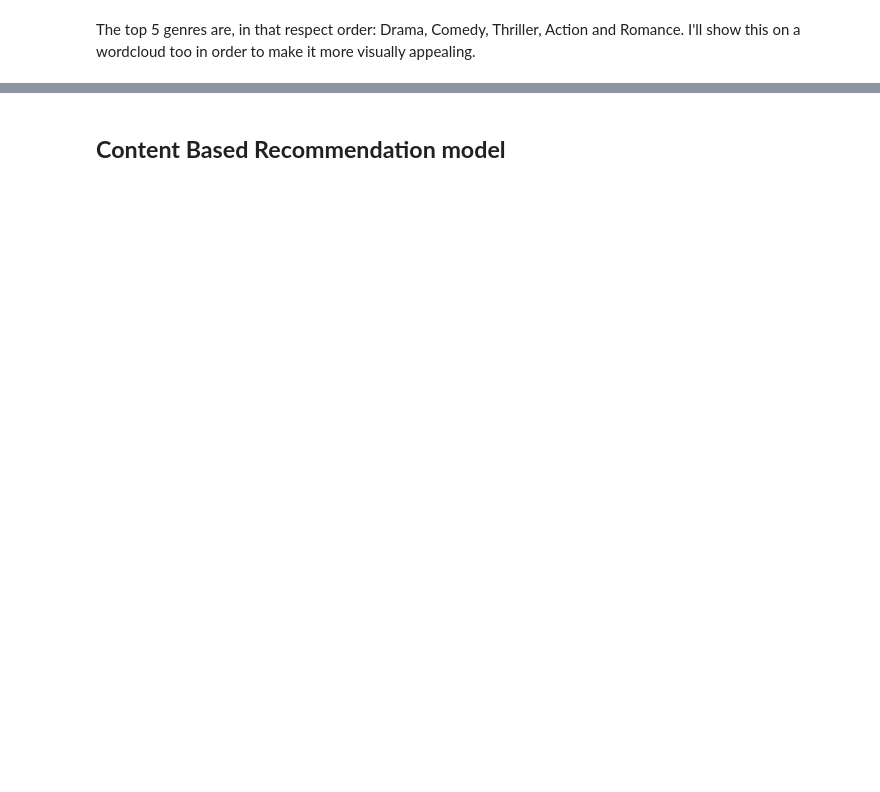
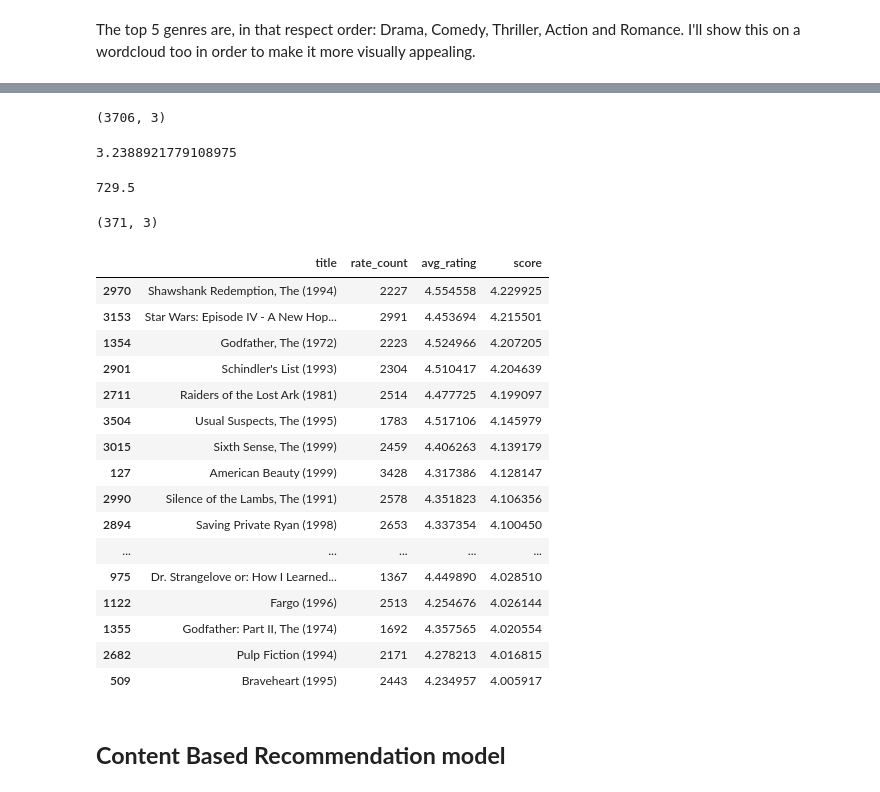
Before and after one commit to MizanMustakim/Big_data_movie_project, a Jupyter notebook: Big_data_movie_project.ipynb, the cells around one changed output, grey strips where cells are left out. Cells and saved outputs as stored; diff of their text form; code cells hidden in the pictures; blank space fills up the shorter version.

```diff
--- a/Big_data_movie_project.ipynb
+++ b/Big_data_movie_project.ipynb
@@ -334,3 +330,59 @@ plt.show()
+# %%
+df_1.shape
+# %% [output]
+(3706, 3)
+# %%
+# Calculate mean of vote average column
+C = df_1['avg_rating'].mean()
+print(C)
+# %% [output]
+3.2388921779108975
+# %%
+# Calculate the minimum number of votes required to be in the chart, m
+m = df_1['rate_count'].quantile(0.90)
+print(m)
+# %% [output]
+729.5
+# %%
+# Filter out all qualified movies into a new DataFrame
+q_movies = df_1.copy().loc[df_1['rate_count'] >= m]
+q_movies.shape
+# %% [output]
+(371, 3)
+# %%
+# Function that computes the weighted rating of each movie
+def weighted_rating(x, m=m, C=C):
+    v = x['rate_count']
+    R = x['avg_rating']
+    # Calculation based on the IMDB formula
+    return (v/(v+m) * R) + (m/(m+v) * C)
+# %%
+# Define a new feature 'score' and calculate its value with `weighted_rating()`
+q_movies['score'] = q_movies.apply(weighted_rating, axis=1)
+# %%
+#Sort movies based on score calculated above
+q_movies = q_movies.sort_values('score', ascending=False)
+
+#Print the top 15 movies
+q_movies[['title', 'rate_count', 'avg_rating', 'score']].head(20)
+# %% [output]
+|  | title | rate_count | avg_rating | score |
+| 2970 | Shawshank Redemption, The (1994) | 2227 | 4.554558 | 4.229925 |
+| 3153 | Star Wars: Episode IV - A New Hop... | 2991 | 4.453694 | 4.215501 |
+| 1354 | Godfather, The (1972) | 2223 | 4.524966 | 4.207205 |
+| 2901 | Schindler's List (1993) | 2304 | 4.510417 | 4.204639 |
+| 2711 | Raiders of the Lost Ark (1981) | 2514 | 4.477725 | 4.199097 |
+| 3504 | Usual Suspects, The (1995) | 1783 | 4.517106 | 4.145979 |
+| 3015 | Sixth Sense, The (1999) | 2459 | 4.406263 | 4.139179 |
+| 127 | American Beauty (1999) | 3428 | 4.317386 | 4.128147 |
+| 2990 | Silence of the Lambs, The (1991) | 2578 | 4.351823 | 4.106356 |
+| 2894 | Saving Private Ryan (1998) | 2653 | 4.337354 | 4.100450 |
+| ... | ... | ... | ... | ... |
+| 975 | Dr. Strangelove or: How I Learned... | 1367 | 4.449890 | 4.028510 |
+| 1122 | Fargo (1996) | 2513 | 4.254676 | 4.026144 |
+| 1355 | Godfather: Part II, The (1974) | 1692 | 4.357565 | 4.020554 |
+| 2682 | Pulp Fiction (1994) | 2171 | 4.278213 | 4.016815 |
+| 509 | Braveheart (1995) | 2443 | 4.234957 | 4.005917 |
 # %% [markdown]
 ## **Content Based Recommendation model**
 # %%
```
Also changed, not shown: parts of 14 cells of this notebook.
